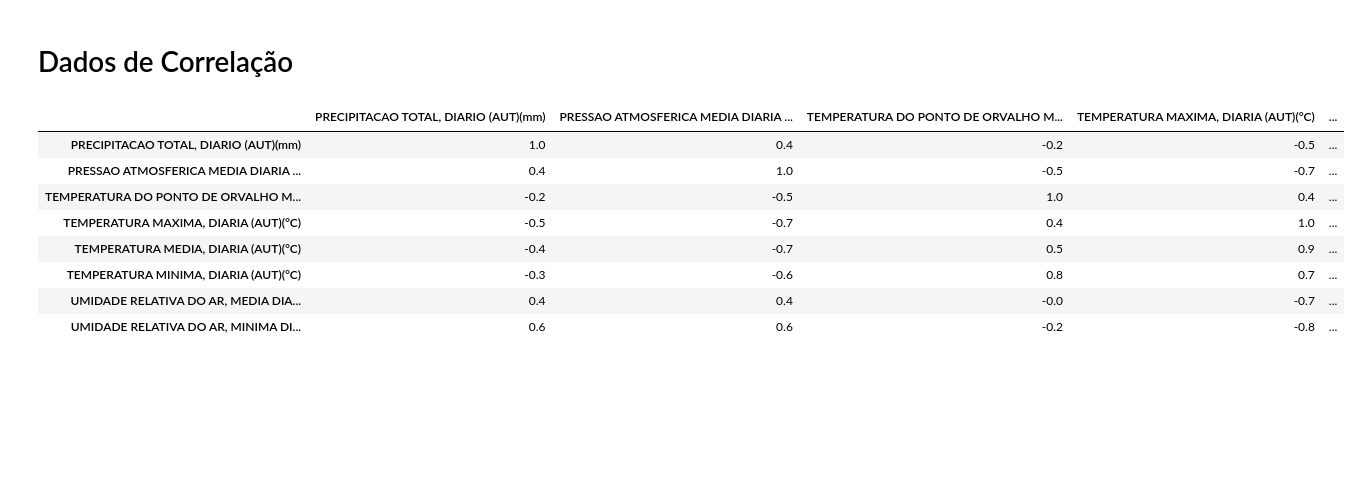
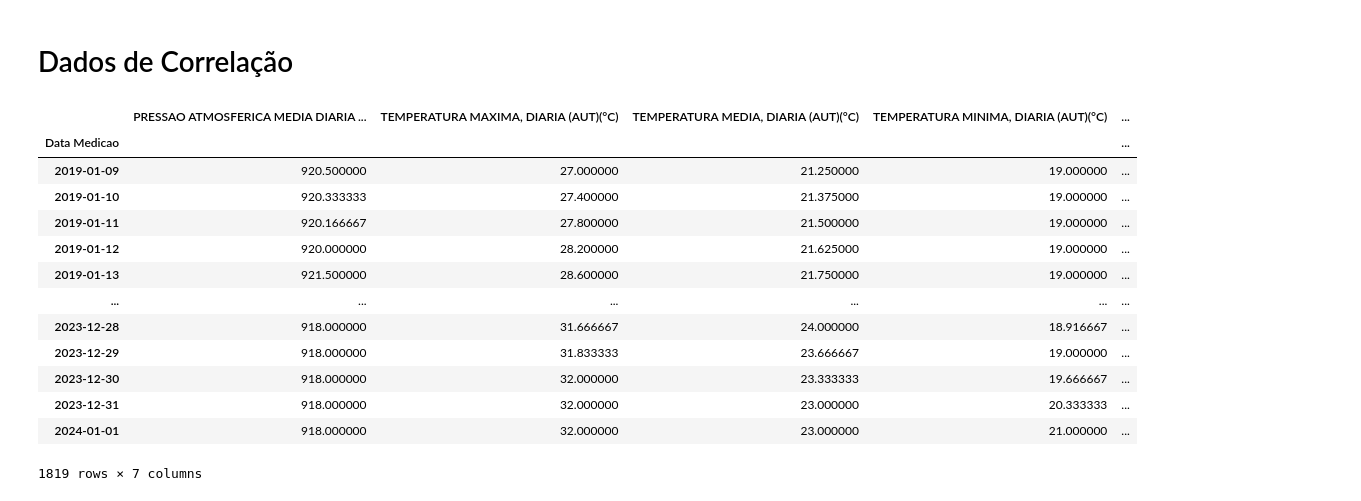
Before and after one commit to big-data-project-drffw/bd-weather-prev, a Jupyter notebook: Notebook1.ipynb, the cells around one changed output. Cells and saved outputs as stored; diff of their text form; code cells hidden in the pictures; blank space fills up the shorter version.

```diff
--- a/Notebook1.ipynb
+++ b/Notebook1.ipynb
@@ -118,8 +118,8 @@ Dessas, 10 colunas possuem valores perdidos ou zero.
 # %% [markdown]
 # Agrupando Tabelas (Dia)
 # %%
-grouped_g1 = convert_cols_to_numeric(grouped_g1).groupby(g1.index).mean()
-grouped_g2 = convert_cols_to_numeric(grouped_g2).groupby(g2.index).mean()
+grouped_g1 = convert_cols_to_numeric(g1).groupby(g1.index).mean()
+grouped_g2 = convert_cols_to_numeric(g2).groupby(g2.index).mean()
 display(grouped_g1, grouped_g2)
 # %% [output]
 |  | PRECIPITACAO TOTAL, DIARIO (AUT)(mm) | PRESSAO ATMOSFERICA MEDIA DIARIA ... | TEMPERATURA DO PONTO DE ORVALHO M... | TEMPERATURA MAXIMA, DIARIA (AUT)(°C) | ... |
@@ -196,8 +196,2 @@ display(interpolated_g3)
 # %% [markdown]
 # Limpeza (NaN)
-# %%
-interpolated_g3.drop(interpolated_g3.columns[-1], axis=1, inplace=True)
-
-dcorr1 = interpolated_g3.dropna()
-
-display(dcorr1)
@@ -218,0 +198,5 @@ display(dcorr1)
+# %%
+dcorr1 = interpolated_g3.drop(['TEMPERATURA DO PONTO DE ORVALHO MEDIA DIARIA (AUT)(°C)', 'PRECIPITACAO TOTAL, DIARIO (AUT)(mm)', 'UMIDADE RELATIVA DO AR, MINIMA DIARIA (AUT)(%)'], axis=1)
+dcorr1 = dcorr1.dropna()
+
+display(dcorr1)
@@ -243,14 +242,19 @@ plt.figure(figsize=(10,10))
 # %% [markdown]
 # Dados de Correlação
 # %%
-display(corr1)
+display(dcorr1)
 # %% [output]
-|  | PRECIPITACAO TOTAL, DIARIO (AUT)(mm) | PRESSAO ATMOSFERICA MEDIA DIARIA ... | TEMPERATURA DO PONTO DE ORVALHO M... | TEMPERATURA MAXIMA, DIARIA (AUT)(°C) | ... |
-| PRECIPITACAO TOTAL, DIARIO (AUT)(mm) | 1.0 | 0.4 | -0.2 | -0.5 | ... |
-| PRESSAO ATMOSFERICA MEDIA DIARIA ... | 0.4 | 1.0 | -0.5 | -0.7 | ... |
-| TEMPERATURA DO PONTO DE ORVALHO M... | -0.2 | -0.5 | 1.0 | 0.4 | ... |
-| TEMPERATURA MAXIMA, DIARIA (AUT)(°C) | -0.5 | -0.7 | 0.4 | 1.0 | ... |
-| TEMPERATURA MEDIA, DIARIA (AUT)(°C) | -0.4 | -0.7 | 0.5 | 0.9 | ... |
-| TEMPERATURA MINIMA, DIARIA (AUT)(°C) | -0.3 | -0.6 | 0.8 | 0.7 | ... |
-| UMIDADE RELATIVA DO AR, MEDIA DIA... | 0.4 | 0.4 | -0.0 | -0.7 | ... |
-| UMIDADE RELATIVA DO AR, MINIMA DI... | 0.6 | 0.6 | -0.2 | -0.8 | ... |
+|  | PRESSAO ATMOSFERICA MEDIA DIARIA ... | TEMPERATURA MAXIMA, DIARIA (AUT)(°C) | TEMPERATURA MEDIA, DIARIA (AUT)(°C) | TEMPERATURA MINIMA, DIARIA (AUT)(°C) | ... |
+| Data Medicao |  |  |  |  | ... |
+| 2019-01-09 | 920.500000 | 27.000000 | 21.250000 | 19.000000 | ... |
+| 2019-01-10 | 920.333333 | 27.400000 | 21.375000 | 19.000000 | ... |
+| 2019-01-11 | 920.166667 | 27.800000 | 21.500000 | 19.000000 | ... |
+| 2019-01-12 | 920.000000 | 28.200000 | 21.625000 | 19.000000 | ... |
+| 2019-01-13 | 921.500000 | 28.600000 | 21.750000 | 19.000000 | ... |
+| ... | ... | ... | ... | ... | ... |
+| 2023-12-28 | 918.000000 | 31.666667 | 24.000000 | 18.916667 | ... |
+| 2023-12-29 | 918.000000 | 31.833333 | 23.666667 | 19.000000 | ... |
+| 2023-12-30 | 918.000000 | 32.000000 | 23.333333 | 19.666667 | ... |
+| 2023-12-31 | 918.000000 | 32.000000 | 23.000000 | 20.333333 | ... |
+| 2024-01-01 | 918.000000 | 32.000000 | 23.000000 | 21.000000 | ... |
+1819 rows × 7 columns
```
Also changed, not shown: parts of 9 cells of this notebook.
